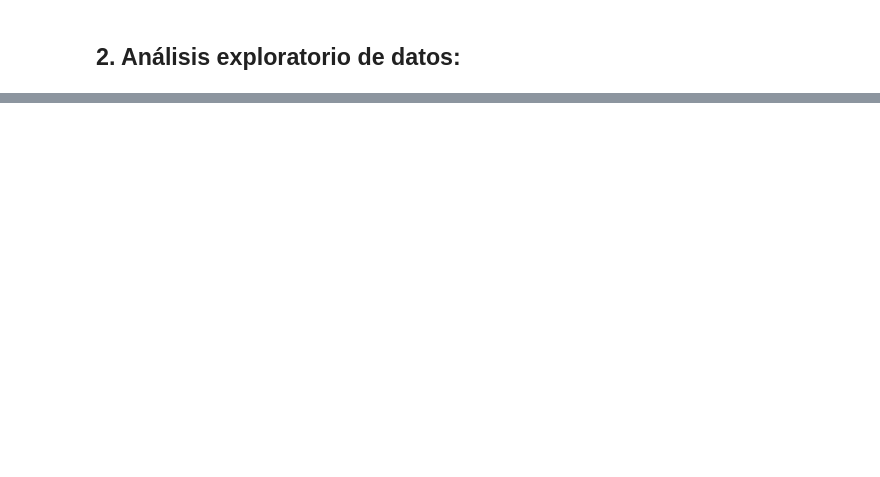
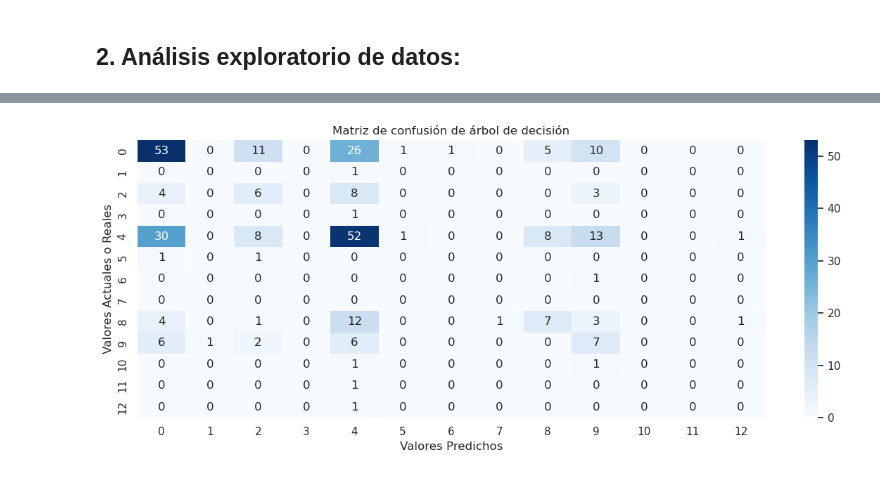
Before and after one commit to rguez4828/CURSO_CDIA, a Jupyter notebook: proyecto_coronario_cdia_2.ipynb, the cells around one changed output, grey strips where cells are left out. Cells and saved outputs as stored; diff of their text form; code cells hidden in the pictures; blank space fills up the shorter version.

```diff
--- a/proyecto_coronario_cdia_2.ipynb
+++ b/proyecto_coronario_cdia_2.ipynb
@@ -22,0 +538,4 @@ Para acceder a los datos se publicó el proyecto en [Github](https://github.com/
+# %%
+# Predicción
+y_pred_arbolDec = coronario_arbolDe_clf.predict(X_test)
+y_pred_arbolDec
@@ -22,0 +623,6 @@ Para acceder a los datos se publicó el proyecto en [Github](https://github.com/
+# %%
+from sklearn.metrics import confusion_matrix
+
+# Matriz de confusion KNN
+cm_arbolDec = confusion_matrix(y_test, y_pred_arbolDec)
+cm_arbolDec
@@ -22,0 +643,11 @@ Para acceder a los datos se publicó el proyecto en [Github](https://github.com/
+# %%
+fig, ax = plt.subplots(1, 1, figsize=(12, 5))
+
+sns.heatmap(cm_arbolDec, annot=True, fmt='d', cmap='Blues', ax=ax)
+ax.set_title("Matriz de confusión de árbol de decisión")
+ax.set_xlabel("Valores Predichos")
+ax.set_ylabel("Valores Actuales o Reales")
+
+plt.tight_layout()
+# %% [output]
+[figure, added]
```
Also changed, not shown: parts of 41 cells of this notebook, 2 other files.
